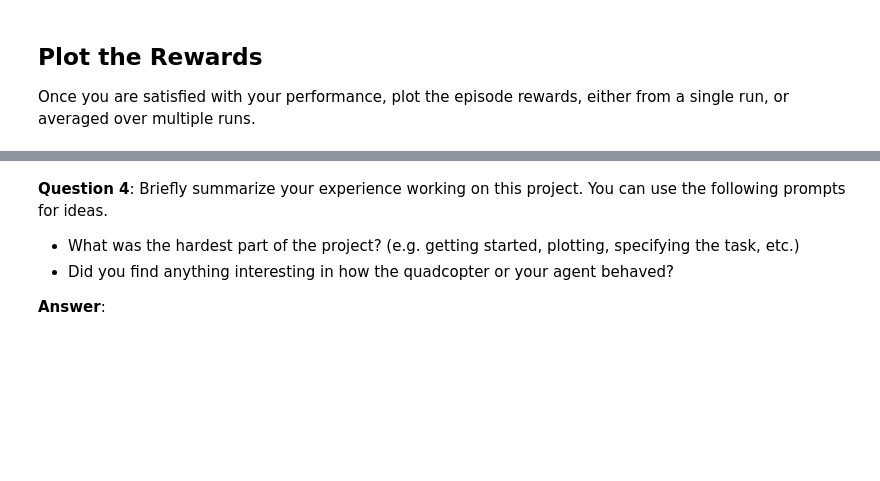
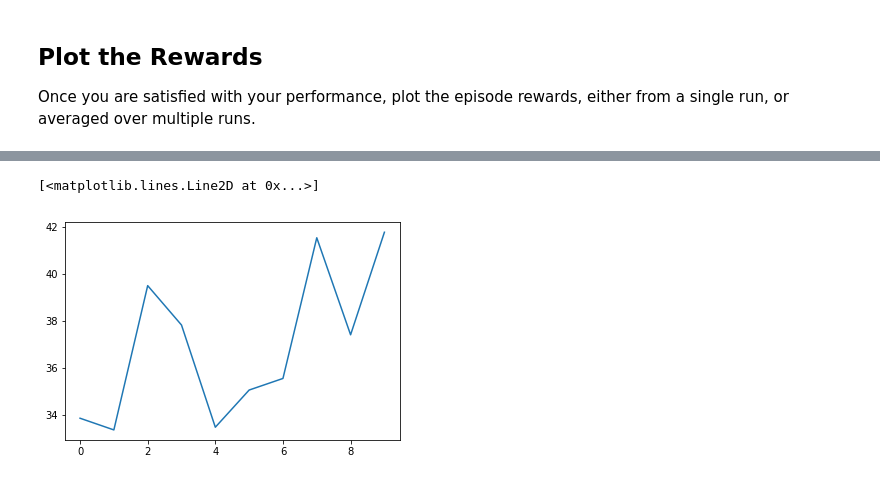
Before and after one commit to falkets/RL-Quadcopter-2, a Jupyter notebook: Quadcopter_Project.ipynb, the cells around one changed output, grey strips where cells are left out. Cells and saved outputs as stored; diff of their text form; code cells hidden in the pictures; blank space fills up the shorter version.

```diff
--- a/Quadcopter_Project.ipynb
+++ b/Quadcopter_Project.ipynb
@@ -274,7 +348,5 @@ Once you are satisfied with your performance, plot the episode rewards, either f
-# %% [markdown]
-**Question 4**: Briefly summarize your experience working on this project. You can use the following prompts for ideas.
-
-- What was the hardest part of the project? (e.g. getting started, plotting, specifying the task, etc.)
-- Did you find anything interesting in how the quadcopter or your agent behaved?
-
-**Answer**:
+# %%
+plt.plot(episode_reward[-10:])
+# %% [output]
+[<matplotlib.lines.Line2D at 0x...>]
+[figure, added]
```
Also changed, not shown: parts of 16 cells of this notebook, 7 other files.
